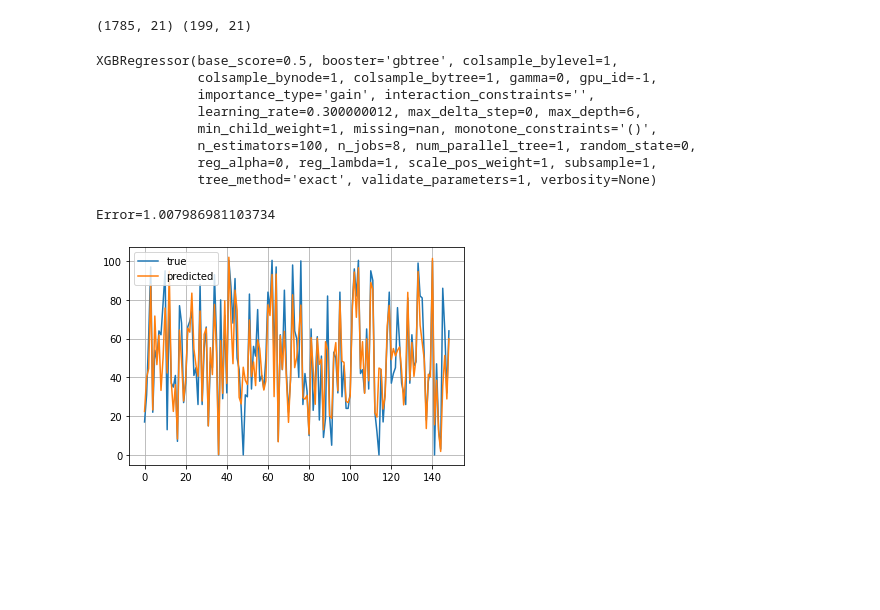
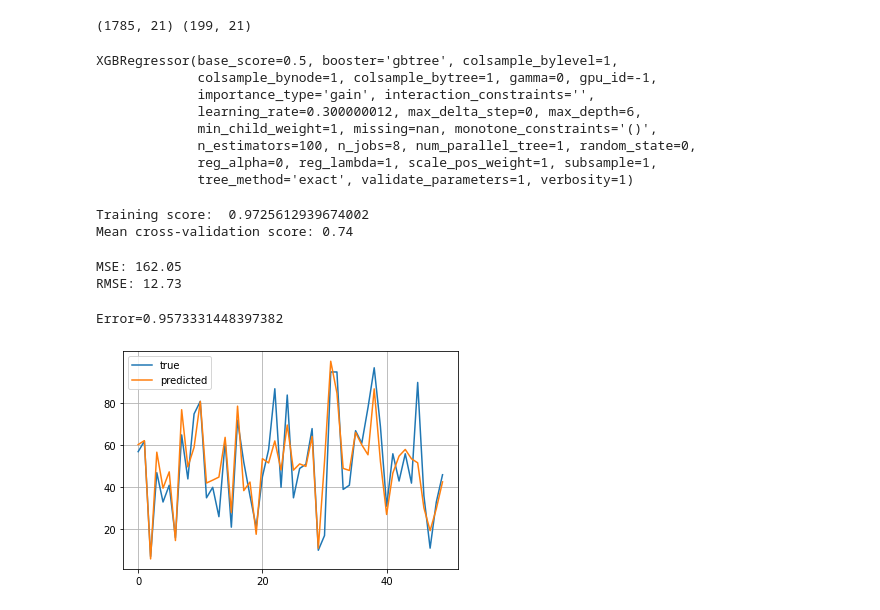
Before and after one commit to anebz/boulder, a Jupyter notebook: boosting algorithms.ipynb, the cells around one changed output. Saved outputs shown, nothing was run; the diff lists cells and outputs as text; code cells hidden in the pictures; blank space fills up the shorter version.

Commit message:
#6 #13 prediction_model code for xgboost

```diff
--- a/boosting algorithms.ipynb
+++ b/boosting algorithms.ipynb
@@ -32,14 +32,14 @@ y = df['occupancy'].to_numpy()
 df.drop('occupancy', axis=1, inplace=True)
 X = df.to_numpy()
 # %%
-X_train, X_test, y_train, y_test = train_test_split(X, y, test_size=0.1, shuffle=True)
+X_train, X_test, y_train, y_test = train_test_split(X, y, test_size=0.1)
 # %%
 print(X_train.shape, X_test.shape)
 # %% [output]
 (1785, 21) (199, 21)
 # %%
-from xgboost import XGBRegressor
-model = XGBRegressor(objective='reg:squarederror')
+import xgboost as xgb
+model = xgb.XGBRegressor(objective='reg:squarederror', verbosity=1)
 model.fit(X_train, y_train)
 # %% [output]
 XGBRegressor(base_score=0.5, booster='gbtree', colsample_bylevel=1,
@@ -49,24 +49,43 @@ XGBRegressor(base_score=0.5, booster='gbtree', colsample_bylevel=1,
              min_child_weight=1, missing=nan, monotone_constraints='()',
              n_estimators=100, n_jobs=8, num_parallel_tree=1, random_state=0,
              reg_alpha=0, reg_lambda=1, scale_pos_weight=1, subsample=1,
-             tree_method='exact', validate_parameters=1, verbosity=None)
+             tree_method='exact', validate_parameters=1, verbosity=1)
+# %%
+score = model.score(X_train, y_train)
+print("Training score: ", score)
+
+from sklearn.model_selection import cross_val_score, KFold
+scores = cross_val_score(model, X_train, y_train, cv=10)
+print("Mean cross-validation score: %.2f" % scores.mean())
+# %% [output]
+Training score:  0.9725612939674002
+Mean cross-validation score: 0.74
+# %%
+from sklearn.metrics import mean_squared_error
+ypred = model.predict(X_test)
+mse = mean_squared_error(y_test, ypred)
+print("MSE: %.2f" % mse)
+print("RMSE: %.2f" % (mse**(1/2.0)))
+# %% [output]
+MSE: 162.05
+RMSE: 12.73
 # %%
 yhats = model.predict(X_test)
 error = sum(abs(y_test - yhats))
 print(f"Error={error/X_train.shape[0]}")
 # %% [output]
-Error=1.007986981103734
+Error=0.9573331448397382
 # %%
-beg, end = 50, 350
+beg, end = 50, 100
 
 fig = plt.figure()
 ax = fig.gca()
 ax.set_xticks(np.arange(0, end-beg, 20))
-ax.set_yticks(np.arange(0, end-beg, 20))
+ax.set_yticks(np.arange(0, 100, 20))
 plt.plot(y_test[beg:end])
 plt.plot(yhats[beg:end])
 plt.legend(['true', 'predicted'], loc='upper left')
 plt.grid()
 plt.show()
 # %% [output]
-[figure, old version]
+[figure, new version]
```
Also changed, not shown: 3 other files.
